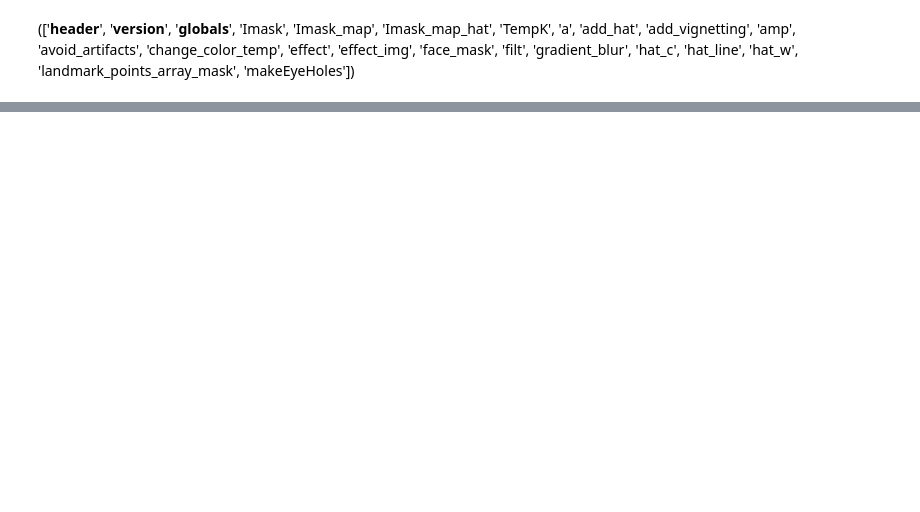
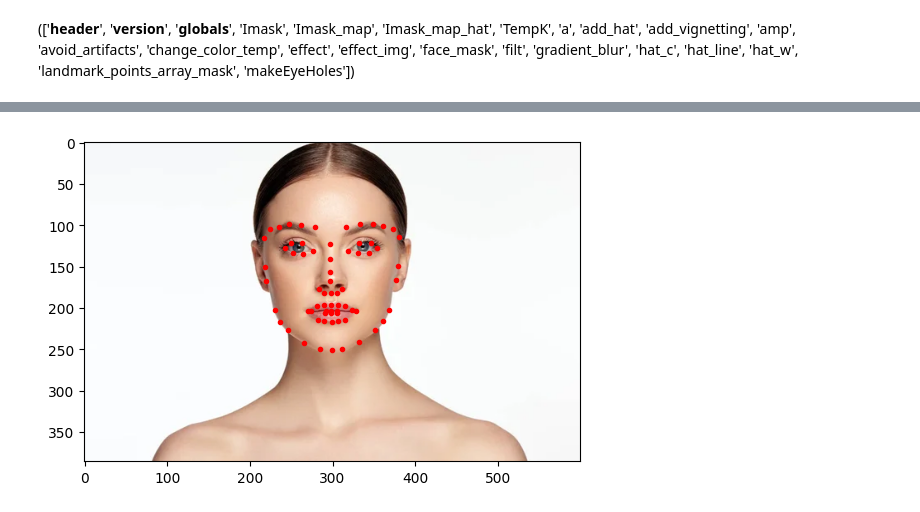
Before and after one commit to bhavberi/Face-Augmentation, a Jupyter notebook: src/face.ipynb, the cells around one changed output, grey strips where cells are left out. Cells and saved outputs as stored; diff of their text form; code cells hidden in the pictures; blank space fills up the shorter version.

```diff
--- a/src/face.ipynb
+++ b/src/face.ipynb
@@ -5,6 +6,12 @@ import scipy.io as sio
 import numpy as np
 import mediapipe as mp
 import matplotlib.pyplot as plt
+# %%
+landmark_points_68 = [162,234,93,58,172,136,149,148,152,377,378,365,397,288,323,454,389,71,63,105,66,107,336,
+                  296,334,293,301,168,197,5,4,75,97,2,326,305,33,160,158,133,153,144,362,385,387,263,373,
+                  380,61,39,37,0,267,269,291,405,314,17,84,181,78,82,13,312,308,317,14,87]
+
+mask_name = "cat" # "cat", "santa"
 # %% [markdown]
 ### Detect the Face using Haar Cascade Classifier
 # %%
@@ -78,6 +85,11 @@ face_copy = np.copy(face)
 landmarks = face_mesh.process(face_copy)
 if landmarks.multi_face_landmarks:
     for face_landmarks in landmarks.multi_face_landmarks:
+        landmarks_extracted = []
+        for index in landmark_points_68:
+            x = int(face_landmarks.landmark[index].x * face.shape[1])
+            y = int(face_landmarks.landmark[index].y * face.shape[0])
+            landmarks_extracted.append((x, y))
         mpDraw.draw_landmarks(face_copy, face_landmarks, mpFaceMesh.FACEMESH_CONTOURS, drawSpec, drawSpec)
 
 
@@ -139 +151,13 @@ plt.show()
+# %%
+# plt.figure(figsize=(10, 10), dpi=500)
+plt.imshow(face)
+
+landmarks_extracted = np.array(landmarks_extracted)
+plt.scatter(landmarks_extracted[:, 0], landmarks_extracted[:,1], color='red', marker='.')
+# for i, (x, y) in enumerate(zip(x_coords, y_coords)):
+#     plt.annotate(i+1, (x, y), color='red')
+
+plt.show()
+# %% [output]
+[figure, added]
 # %%
```
Also changed, not shown: parts of 11 cells of this notebook.
